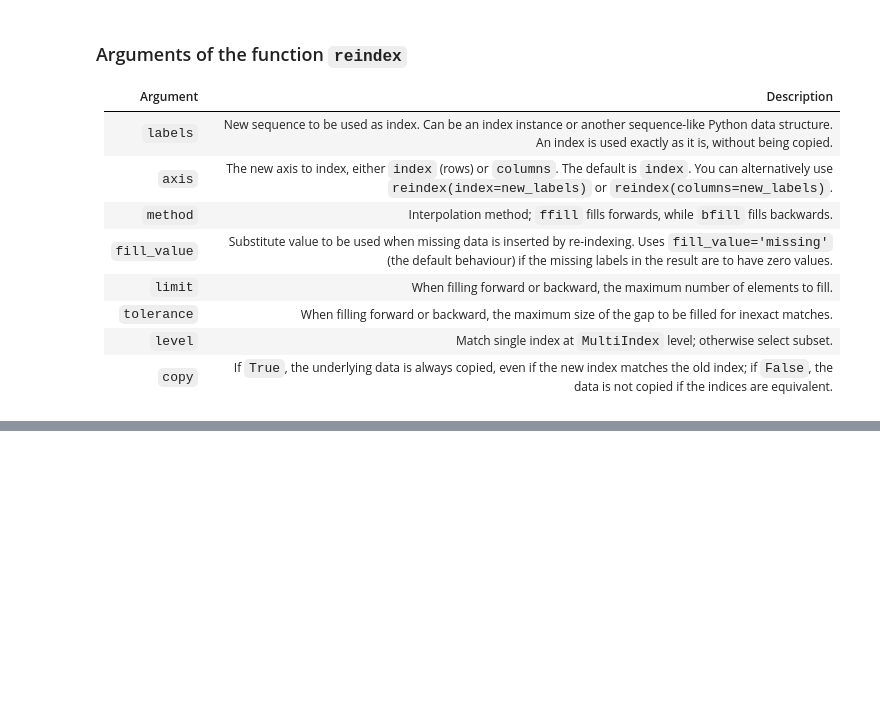
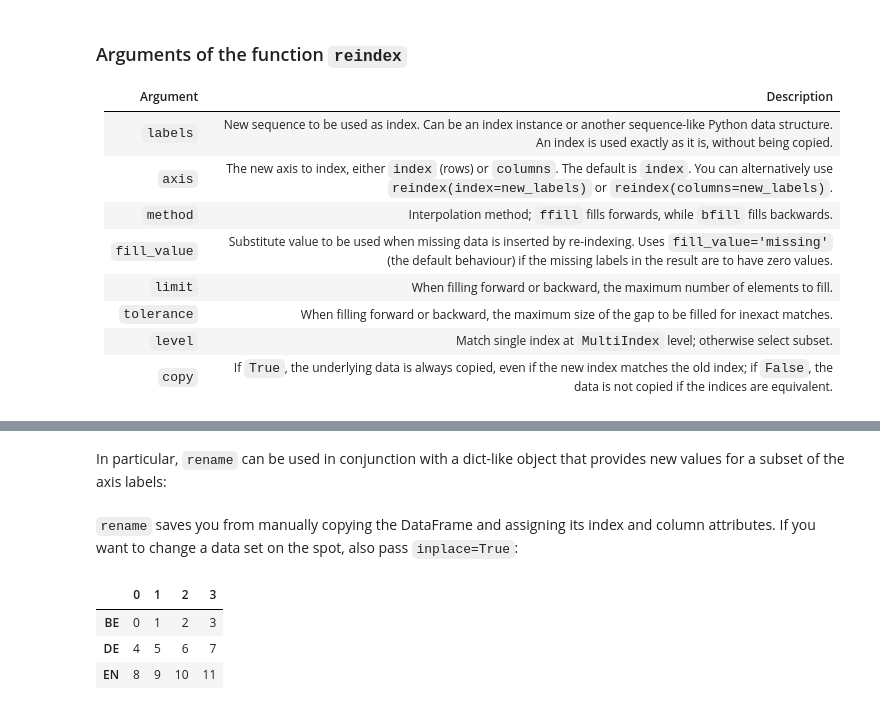
Before and after one commit to veit/jupyter-tutorial, a Jupyter notebook: docs/workspace/pandas/indexing.ipynb, the cells around one changed output, grey strips where cells are left out. Saved outputs shown, nothing was run; the diff lists cells and outputs as text; code cells hidden in the pictures; blank space fills up the shorter version.

```diff
--- a/docs/workspace/pandas/indexing.ipynb
+++ b/docs/workspace/pandas/indexing.ipynb
@@ -238,0 +282,15 @@ Argument | Description
+# %% [markdown]
+In particular, `rename` can be used in conjunction with a dict-like object that provides new values for a subset of the axis labels:
+# %% [markdown]
+`rename` saves you from manually copying the DataFrame and assigning its index and column attributes. If you want to change a data set on the spot, also pass `inplace=True`:
+# %%
+data.rename(index={'DE': 'BE', 'EN': 'DE', 'FR': 'EN'},
+            columns={1: 0, 2: 1, 3: 2,  4: 3},
+            inplace=True)
+
+data
+# %% [output]
+|  | 0 | 1 | 2 | 3 |
+| BE | 0 | 1 | 2 | 3 |
+| DE | 4 | 5 | 6 | 7 |
+| EN | 8 | 9 | 10 | 11 |
```
Also changed, not shown: parts of 10 cells of this notebook.
